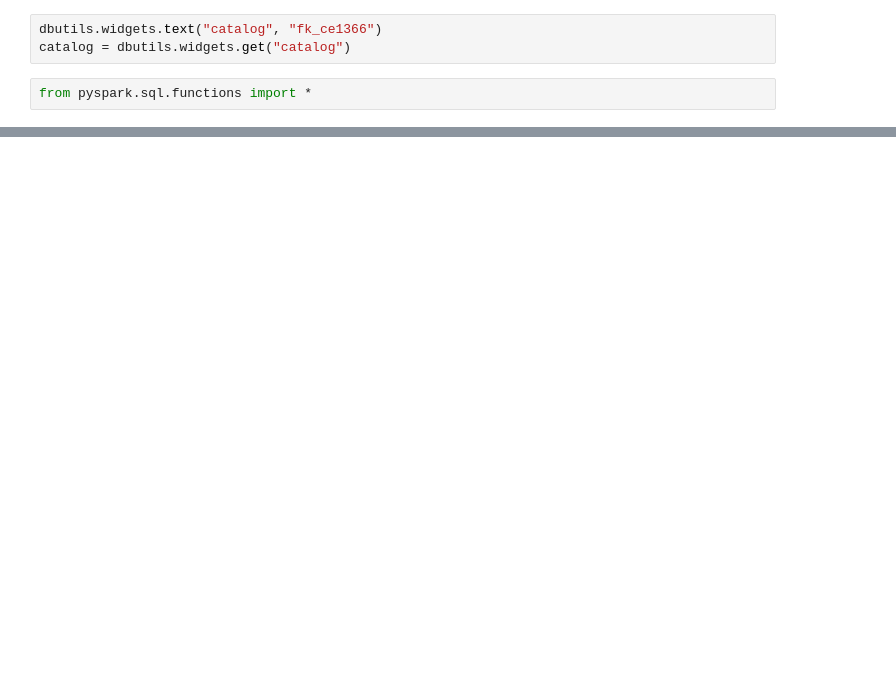
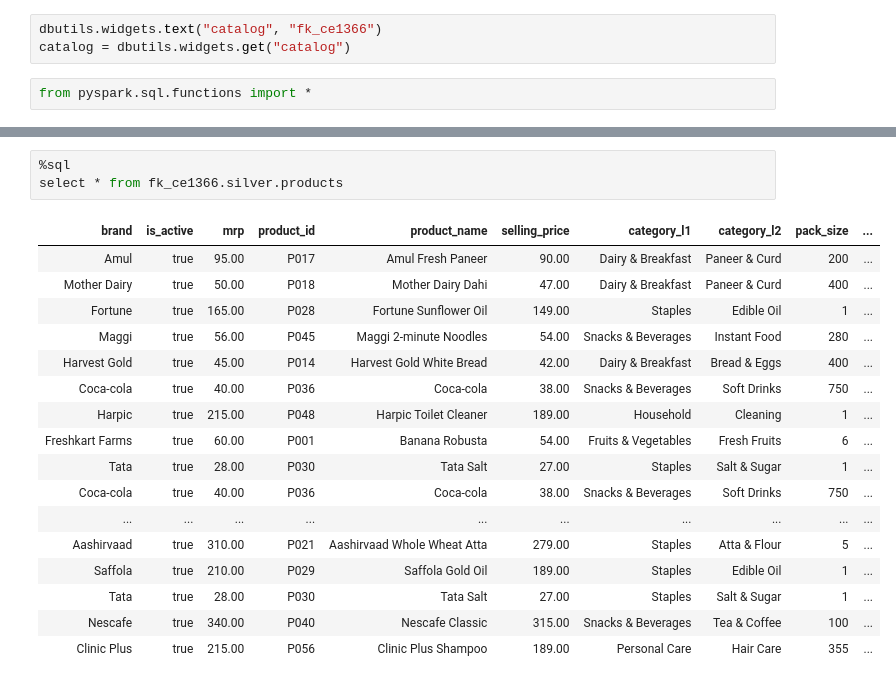
Before and after one commit to rinkimehrasalesforce-ops/FreshKart_Lakehouse_Assessment, a Jupyter notebook: silver/silver_products.ipynb, the cells around one changed output, grey strips where cells are left out. Drawn from its saved outputs; the diff is of its cells as text; blank space fills up the shorter version.

```diff
--- a/silver/silver_products.ipynb
+++ b/silver/silver_products.ipynb
@@ -81,0 +140,21 @@ WHEN NOT MATCHED
+# %%
+%sql
+select * from fk_ce1366.silver.products
+# %% [output]
+| brand | is_active | mrp | product_id | product_name | selling_price | category_l1 | category_l2 | pack_size | ... |
+| Amul | true | 95.00 | P017 | Amul Fresh Paneer | 90.00 | Dairy & Breakfast | Paneer & Curd | 200 | ... |
+| Mother Dairy | true | 50.00 | P018 | Mother Dairy Dahi | 47.00 | Dairy & Breakfast | Paneer & Curd | 400 | ... |
+| Fortune | true | 165.00 | P028 | Fortune Sunflower Oil | 149.00 | Staples | Edible Oil | 1 | ... |
+| Maggi | true | 56.00 | P045 | Maggi 2-minute Noodles | 54.00 | Snacks & Beverages | Instant Food | 280 | ... |
+| Harvest Gold | true | 45.00 | P014 | Harvest Gold White Bread | 42.00 | Dairy & Breakfast | Bread & Eggs | 400 | ... |
+| Coca-cola | true | 40.00 | P036 | Coca-cola | 38.00 | Snacks & Beverages | Soft Drinks | 750 | ... |
+| Harpic | true | 215.00 | P048 | Harpic Toilet Cleaner | 189.00 | Household | Cleaning | 1 | ... |
+| Freshkart Farms | true | 60.00 | P001 | Banana Robusta | 54.00 | Fruits & Vegetables | Fresh Fruits | 6 | ... |
+| Tata | true | 28.00 | P030 | Tata Salt | 27.00 | Staples | Salt & Sugar | 1 | ... |
+| Coca-cola | true | 40.00 | P036 | Coca-cola | 38.00 | Snacks & Beverages | Soft Drinks | 750 | ... |
+| ... | ... | ... | ... | ... | ... | ... | ... | ... | ... |
+| Aashirvaad | true | 310.00 | P021 | Aashirvaad Whole Wheat Atta | 279.00 | Staples | Atta & Flour | 5 | ... |
+| Saffola | true | 210.00 | P029 | Saffola Gold Oil | 189.00 | Staples | Edible Oil | 1 | ... |
+| Tata | true | 28.00 | P030 | Tata Salt | 27.00 | Staples | Salt & Sugar | 1 | ... |
+| Nescafe | true | 340.00 | P040 | Nescafe Classic | 315.00 | Snacks & Beverages | Tea & Coffee | 100 | ... |
+| Clinic Plus | true | 215.00 | P056 | Clinic Plus Shampoo | 189.00 | Personal Care | Hair Care | 355 | ... |
```
Also changed, not shown: parts of 7 cells of this notebook, 7 other files.
